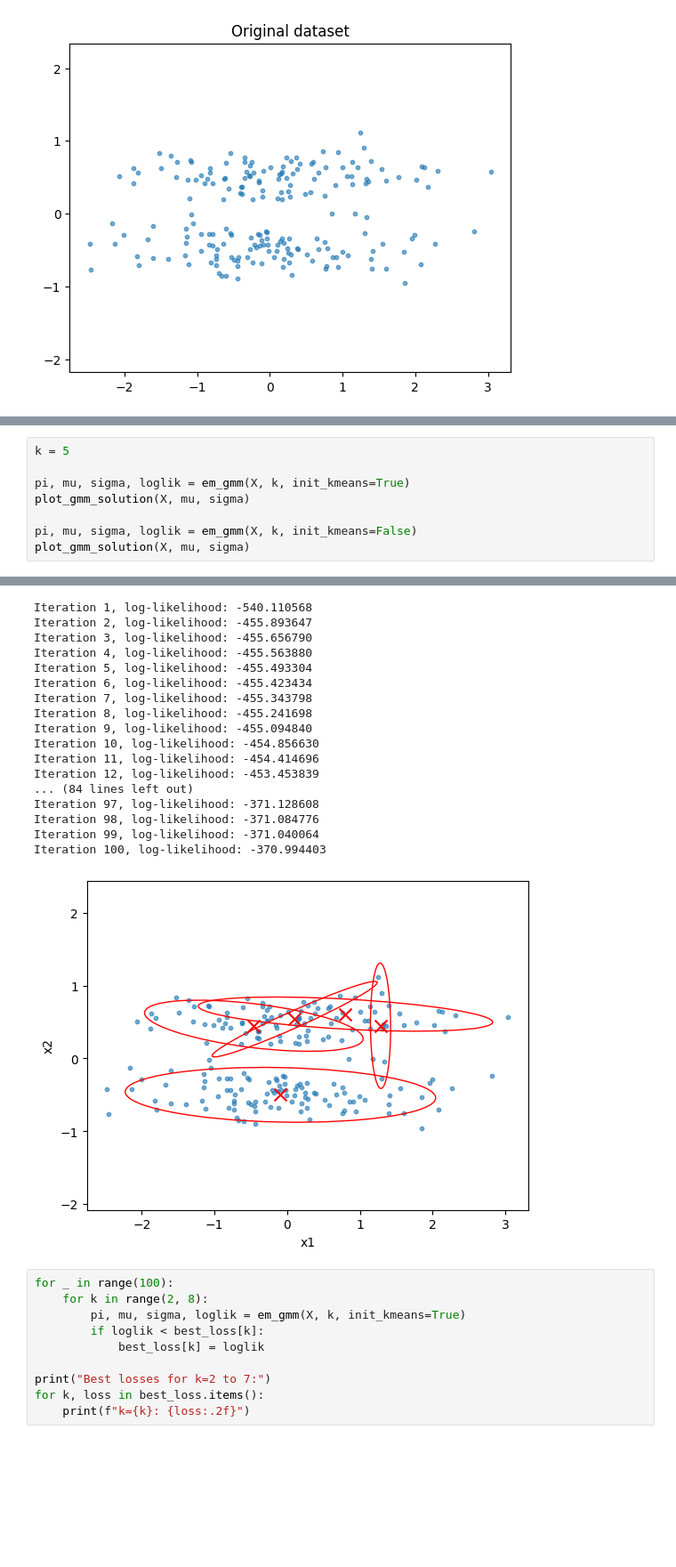
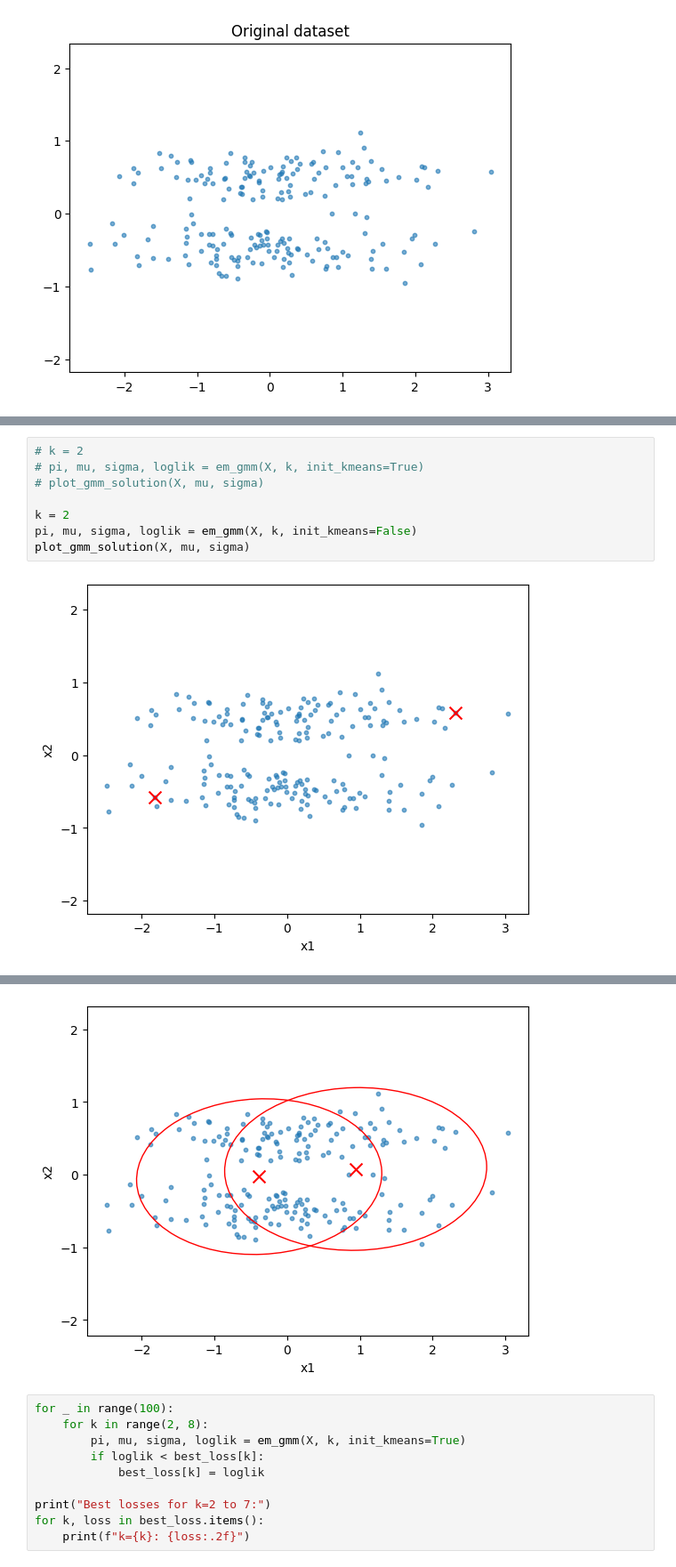
Before and after one commit to Zicko01/LabML, a Jupyter notebook: Milestone 2/8.ipynb, the cells around one changed output, grey strips where cells are left out. Shown at 89% size. Drawn from its saved outputs; the diff is of its cells as text; blank space fills up the shorter version.

```diff
--- a/Milestone 2/8.ipynb
+++ b/Milestone 2/8.ipynb
@@ -69,9 +98,10 @@ k=7: 36.49
 # %%
-k = 5
+# k = 2
+# pi, mu, sigma, loglik = em_gmm(X, k, init_kmeans=True)
+# plot_gmm_solution(X, mu, sigma)
 
-pi, mu, sigma, loglik = em_gmm(X, k, init_kmeans=True)
-plot_gmm_solution(X, mu, sigma)
-
+k = 2
 pi, mu, sigma, loglik = em_gmm(X, k, init_kmeans=False)
 plot_gmm_solution(X, mu, sigma)
 # %% [output]
+[figure, new version]
@@ -96,21 +125,4 @@ Iteration 100, log-likelihood: -374.644633
-Iteration 1, log-likelihood: -540.110568
-Iteration 2, log-likelihood: -455.893647
-Iteration 3, log-likelihood: -455.656790
-Iteration 4, log-likelihood: -455.563880
-Iteration 5, log-likelihood: -455.493304
-Iteration 6, log-likelihood: -455.423434
-Iteration 7, log-likelihood: -455.343798
-Iteration 8, log-likelihood: -455.241698
-Iteration 9, log-likelihood: -455.094840
-Iteration 10, log-likelihood: -454.856630
-Iteration 11, log-likelihood: -454.414696
-Iteration 12, log-likelihood: -453.453839
-... (84 lines left out)
-Iteration 97, log-likelihood: -371.128608
-Iteration 98, log-likelihood: -371.084776
-Iteration 99, log-likelihood: -371.040064
-Iteration 100, log-likelihood: -370.994403
-[figure, old version]
+[figure, new version]
 # %%
 for _ in range(100):
     for k in range(2, 8):
```
Also changed, not shown: parts of 4 cells of this notebook, 1 other file.
